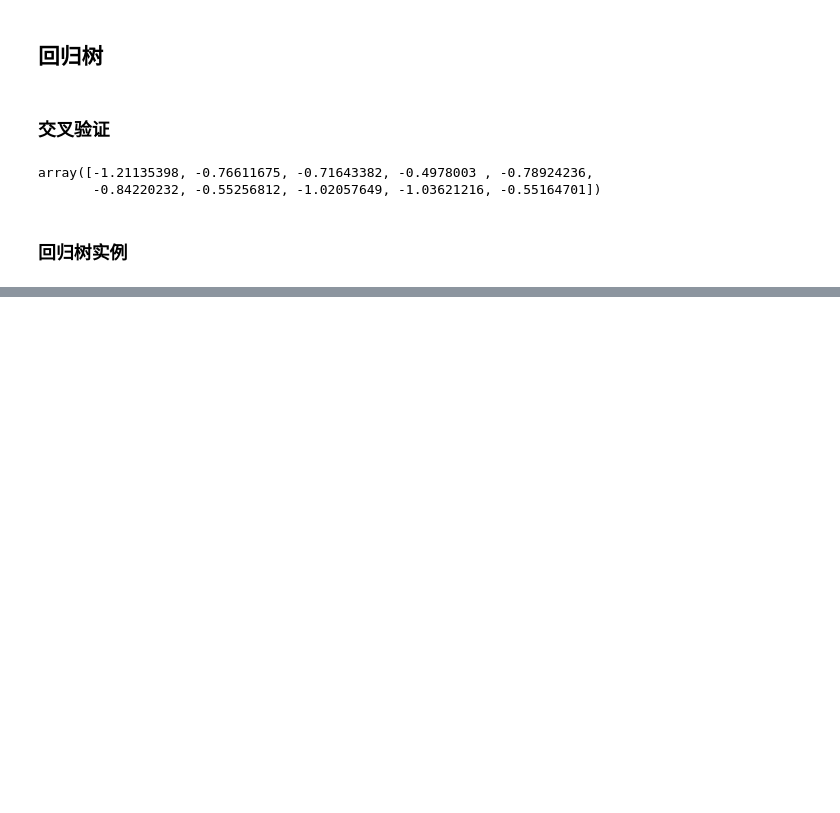
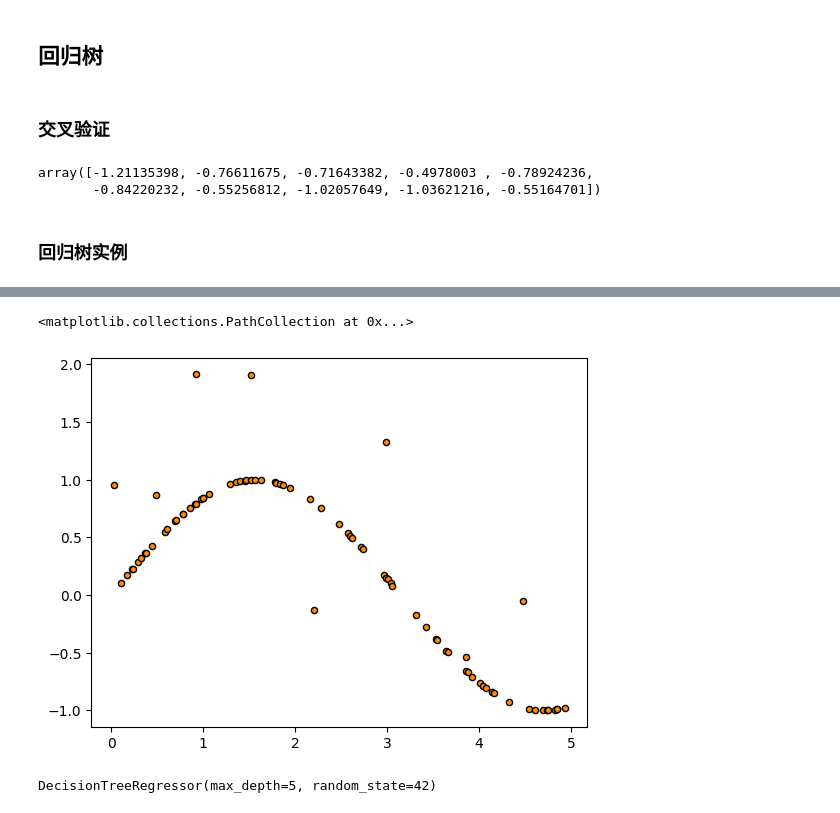
Before and after one commit to Ripple3547/caicai-sklearn, a Jupyter notebook: codes/1.ipynb, the cells around one changed output, grey strips where cells are left out. Saved outputs shown, nothing was run; the diff lists cells and outputs as text; code cells hidden in the pictures; blank space fills up the shorter version.

```diff
--- a/codes/1.ipynb
+++ b/codes/1.ipynb
@@ -279,3 +262,7 @@ array([-1.21135398, -0.76611675, -0.71643382, -0.4978003 , -0.78924236,
 import numpy as np
 from sklearn.tree import DecisionTreeRegressor
 import matplotlib.pyplot as plt
+# %%
+rng = np.random.RandomState(42)
+X = np.sort(5 * rng.rand(80, 1), axis=0)
+X
@@ -281,0 +287,4 @@ import matplotlib.pyplot as plt
+# %%
+# 降维
+y = np.sin(X).ravel()
+y
@@ -281,0 +308,16 @@ import matplotlib.pyplot as plt
+# %%
+# y[::4] += 0.3 * rng.randn()
+y[::10] +=  3* ( rng.rand(8) - 0.5 )
+# %%
+plt.scatter(X, y, s=20, edgecolor="black", c="darkorange", label="data")
+# %% [output]
+<matplotlib.collections.PathCollection at 0x...>
+[figure, added]
+# %%
+regr1 = DecisionTreeRegressor(max_depth=2, random_state=42)
+regre2 = DecisionTreeRegressor(max_depth=5, random_state=42)
+
+regr1.fit(X, y)
+regre2.fit(X, y)
+# %% [output]
+DecisionTreeRegressor(max_depth=5, random_state=42)
```
Also changed, not shown: parts of 33 cells of this notebook, 5 other files.
